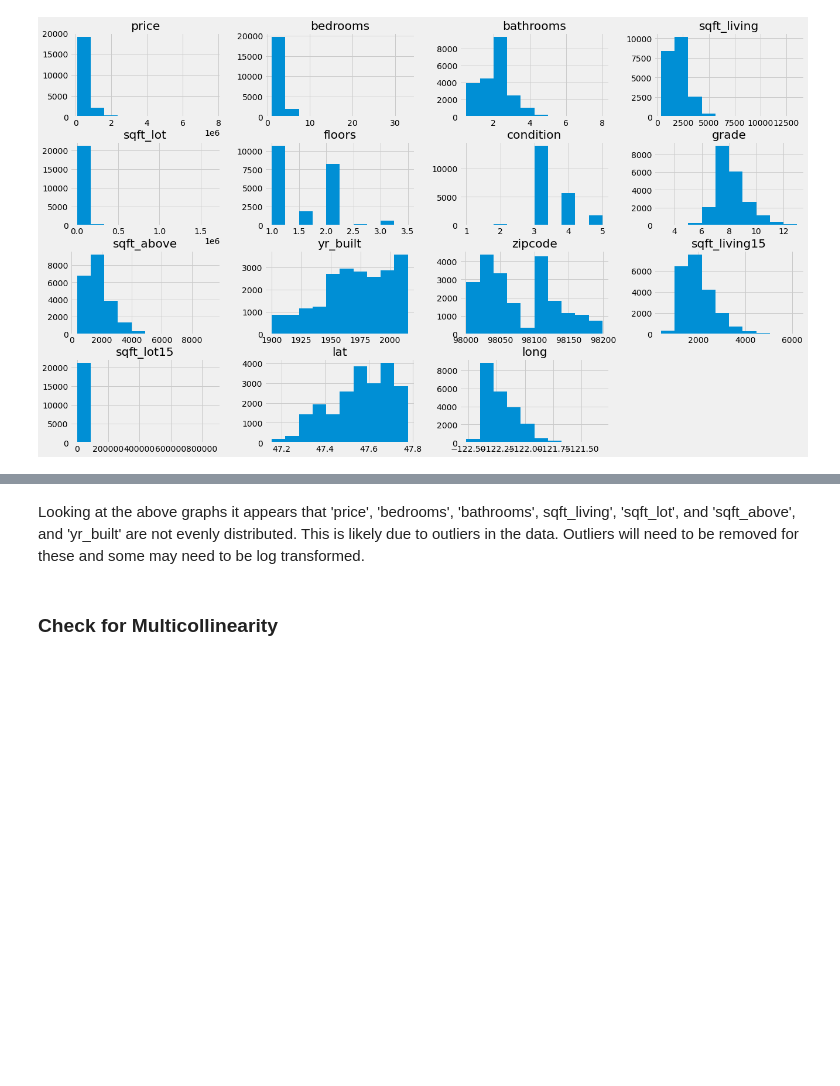
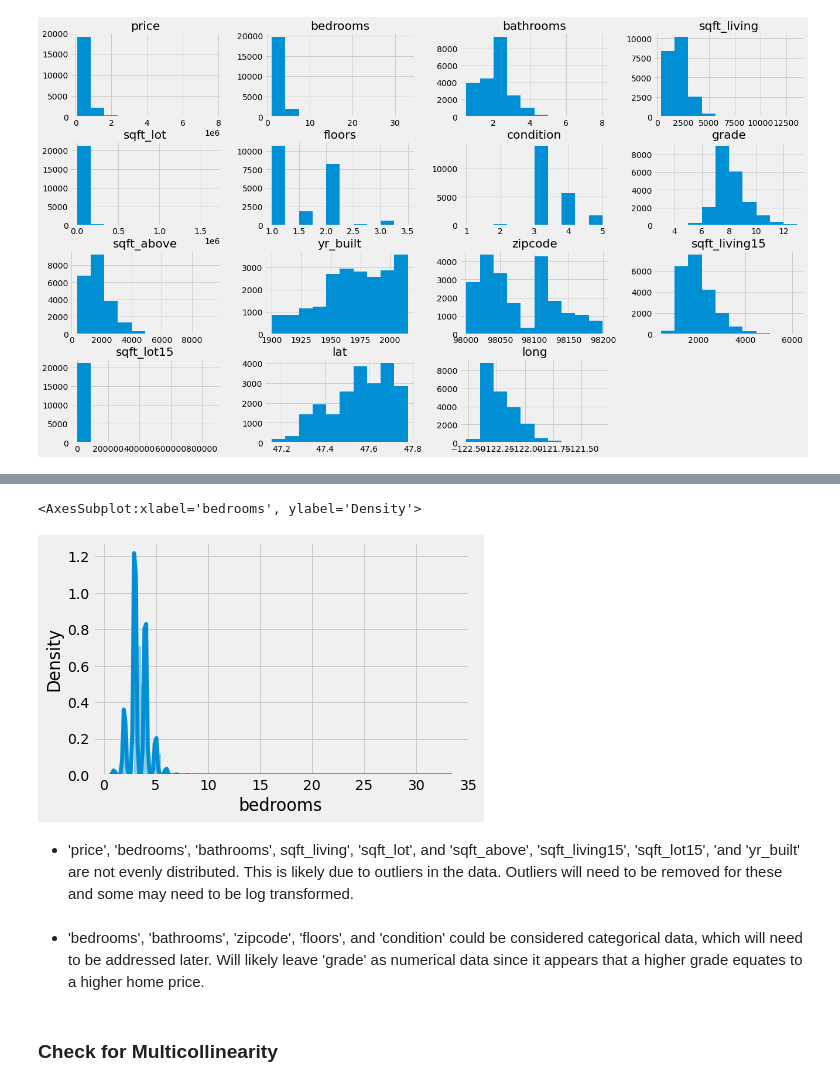
Before and after one commit to jmg0144/Housing-Linear-Regression-Analysis, a Jupyter notebook: home-sales-analysis.ipynb, the cells around one changed output, grey strips where cells are left out. Saved outputs shown, nothing was run; the diff lists cells and outputs as text; code cells hidden in the pictures; blank space fills up the shorter version.

```diff
--- a/home-sales-analysis.ipynb
+++ b/home-sales-analysis.ipynb
@@ -249,0 +241,5 @@ df_filtered.hist(ax = ax);
+# %%
+sns.distplot(df_filtered['bedrooms'])
+# %% [output]
+<AxesSubplot:xlabel='bedrooms', ylabel='Density'>
+[figure, added]
@@ -250,5 +249,7 @@ df_filtered.hist(ax = ax);
 # %% [markdown]
-Looking at the above graphs it appears that 'price', 'bedrooms', 'bathrooms', sqft_living', 'sqft_lot', and 'sqft_above', and 'yr_built' are not evenly distributed. This is likely due to outliers in the data. Outliers will need to be removed for these and some may need to be log transformed.
+ - 'price', 'bedrooms', 'bathrooms', sqft_living', 'sqft_lot', and 'sqft_above', 'sqft_living15', 'sqft_lot15', 'and 'yr_built' are not evenly distributed. This is likely due to outliers in the data. Outliers will need to be removed for these and some may need to be log transformed.
+# %% [markdown]
+ - 'bedrooms', 'bathrooms', 'zipcode', 'floors', and 'condition' could be considered categorical data, which will need to be addressed later. Will likely leave 'grade' as numerical data since it appears that a higher grade equates to a higher home price.
 # %% [markdown]
 ### Check for Multicollinearity
 # %%
```
Also changed, not shown: parts of 93 cells of this notebook.
